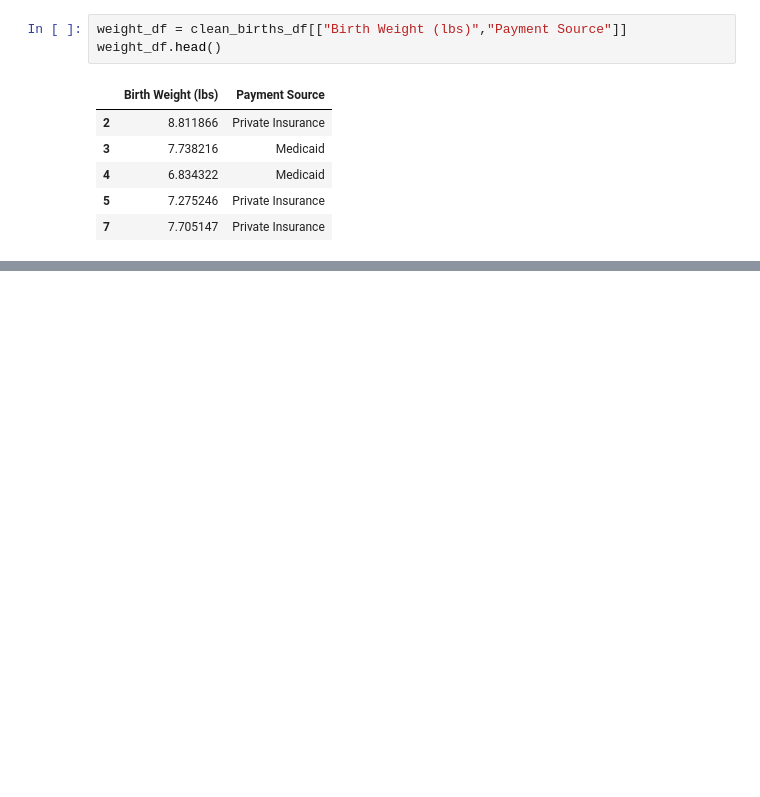
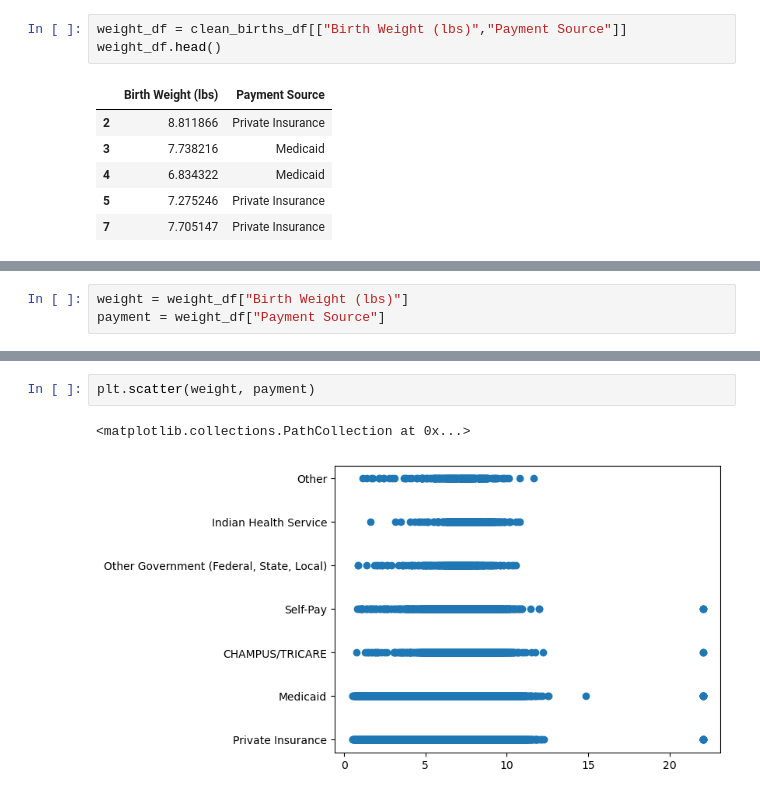
Before and after one commit to bandaexpress/project_rose, a Jupyter notebook: Emily_analysis.ipynb, the cells around one changed output, grey strips where cells are left out. Saved outputs shown, nothing was run; the diff lists cells and outputs as text; blank space fills up the shorter version.

```diff
--- a/Emily_analysis.ipynb
+++ b/Emily_analysis.ipynb
@@ -174,0 +171,3 @@ plt.show()
+# %%
+weight = weight_df["Birth Weight (lbs)"]
+payment = weight_df["Payment Source"]
@@ -174,0 +183,5 @@ plt.show()
+# %%
+plt.scatter(weight, payment)
+# %% [output]
+<matplotlib.collections.PathCollection at 0x...>
+[figure, added]
```
Also changed, not shown: parts of 6 cells of this notebook.
